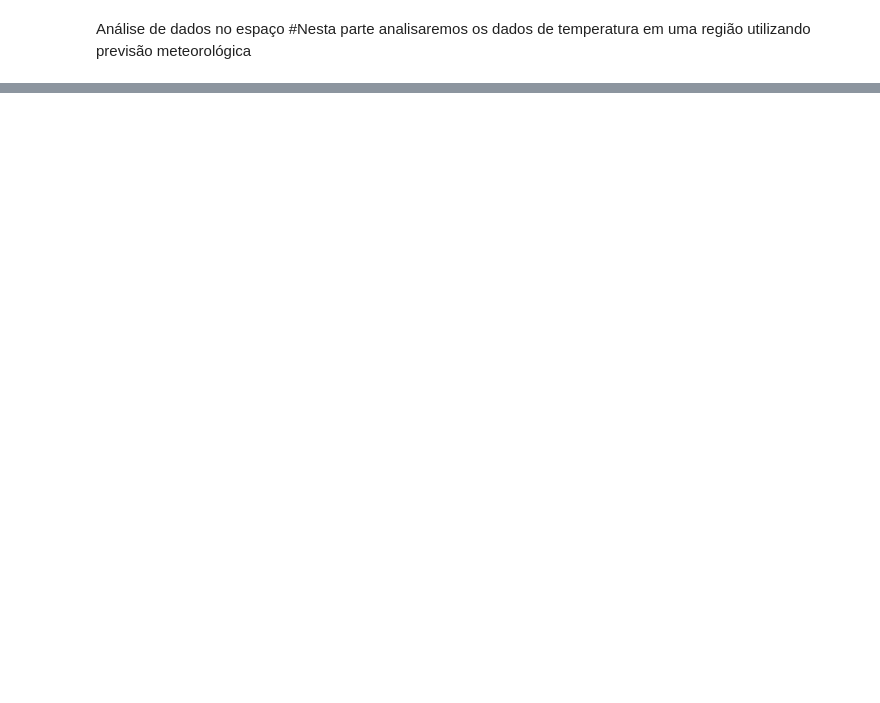
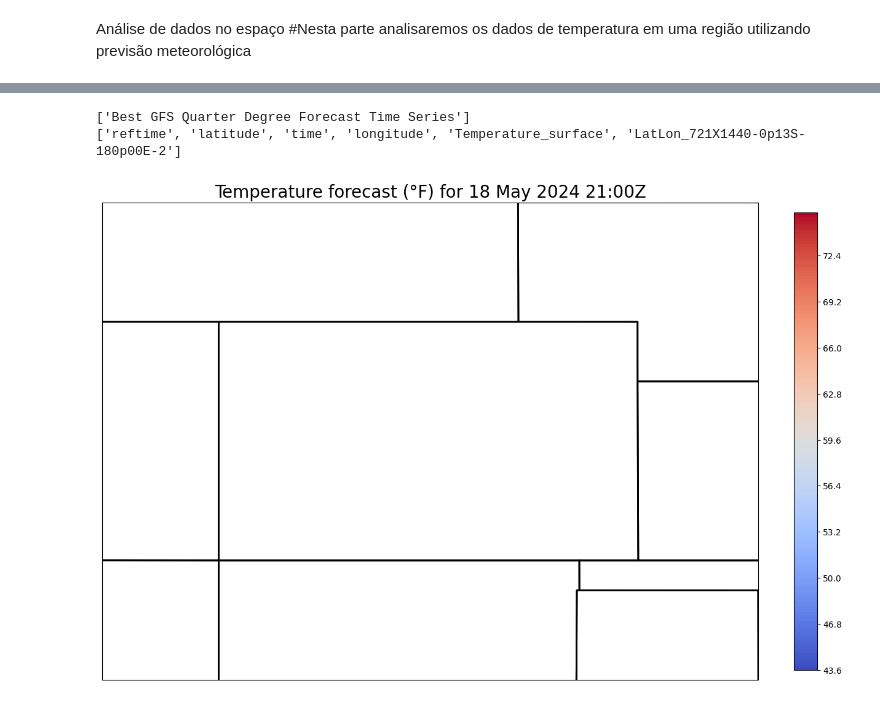
Before and after one commit to muriell-b/ENS5173_01, a Jupyter notebook: Atividade02.ipynb, the cells around one changed output, grey strips where cells are left out. Drawn from its saved outputs; the diff is of its cells as text; code cells hidden in the pictures; blank space fills up the shorter version.

```diff
--- a/Atividade02.ipynb
+++ b/Atividade02.ipynb
@@ -516,74 +591,83 @@ Análise de dados no espaço
 # %%
+
+
+
+
 from datetime import datetime
 
+from datetime import datetime
 import cartopy.crs as ccrs
 import cartopy.feature as cfeature
 import matplotlib.pyplot as plt
 from netCDF4 import num2date
 import numpy as np
-
 from siphon.catalog import TDSCatalog
 
-best_gfs = TDSCatalog('http://thredds.ucar.edu/thredds/catalog/grib/NCEP/GFS/'
-                      'Global_0p25deg/catalog.xml?dataset=grib/NCEP/GFS/Global_0p25deg/Best')
+# Acessando os dados do GFS
+best_gfs = TDSCatalog('http://thredds.ucar.edu/thredds/catalog/grib/NCEP/GFS/Global_0p25deg/catalog.xml?dataset=grib/NCEP/GFS/Global_0p25deg/Best')
 print(list(best_gfs.datasets))
 
+# Selecionando o primeiro dataset
 best_ds = best_gfs.datasets[0]
 ncss = best_ds.subset()
 
+# Configurando a query
 query = ncss.query()
-
 query.lonlat_box(north=-25, south=-28, east=-47, west=-55).time(datetime.utcnow())
 query.accept('netcdf4')
 query.variables('Temperature_surface')
 
+# Extraindo os dados
 data = ncss.get_data(query)
 print(list(data.variables))
 
+# Acessando a variável de temperatura
 temp_var = data.variables['Temperature_surface']
 
-# Time variables can be renamed in GRIB collections. Best to just pull it out of the
-# coordinates attribute on temperature
+# Identificando a variável de tempo
 time_name = temp_var.coordinates.split()[1]
 time_var = data.variables[time_name]
 lat_var = data.variables['latitude']
 lon_var = data.variables['longitude']
 
-# Get the actual data values and remove any size 1 dimensions
+# Obtendo os valores reais dos dados
 temp_vals = temp_var[:].squeeze()
 lat_vals = lat_var[:].squeeze()
 lon_vals = lon_var[:].squeeze()
 
-# Convert the number of hours since the reference time to an actual date
+# Convertendo o tempo para uma data real
 time_val = num2date(time_var[:].squeeze(), time_var.units)
 
-# Convert temps to Fahrenheit from Kelvin
+# Convertendo a temperatura de Kelvin para Fahrenheit
 temp_vals = temp_vals * 1.8 - 459.67
 
-# Combine 1D latitude and longitudes into a 2D grid of locations
+# Criando uma grade 2D de latitudes e longitudes
 lon_2d, lat_2d = np.meshgrid(lon_vals, lat_vals)
 
-# Create a new figure
+# Criando uma nova figura
 fig = plt.figure(figsize=(15, 12))
 
-# Add the map and set the extent
+# Adicionando o mapa e definindo a extensão
 ax = plt.axes(projection=ccrs.PlateCarree())
 ax.set_extent([-100., -111., 35, 43])
 
-# Add state boundaries to plot
+# Adicionando limites dos estados ao mapa
 ax.add_feature(cfeature.STATES.with_scale('50m'), linewidth=2)
 
-# Contour temperature at each lat/long
-cf = ax.contourf(lon_2d, lat_2d, temp_vals, 200, transform=ccrs.PlateCarree(), zorder=0,
-                 cmap='coolwarm')
+# Contornando a temperatura em cada ponto de lat/long
+cf = ax.contourf(lon_2d, lat_2d, temp_vals, 200, transform=ccrs.PlateCarree(), zorder=0, cmap='coolwarm')
 
-# Plot a colorbar to show temperature and reduce the size of it
+# Adicionando uma barra de cores
 plt.colorbar(cf, ax=ax, fraction=0.032)
 
-# Make a title with the time value
-ax.set_title(u'Temperature forecast (\u00b0F) for {0:%d %B %Y %H:%MZ}'.format(time_val),
-             fontsize=20)
+# Adicionando um título com o valor do tempo
+ax.set_title(u'Temperature forecast (\u00b0F) for {0:%d %B %Y %H:%MZ}'.format(time_val), fontsize=20)
 
-# Plot markers for each lat/long to show grid points for 0.25 deg GFS
-ax.plot(lon_2d.flatten(), lat_2d.flatten(), marker='o', color='black', markersize=2,
-        alpha=0.3, transform=ccrs.Geodetic(), zorder=2, linestyle='none')
+# Plotando marcadores para cada ponto de grade de 0.25 deg do GFS
+ax.plot(lon_2d.flatten(), lat_2d.flatten(), marker='o', color='black', markersize=2, alpha=0.3, transform=ccrs.Geodetic(), zorder=2, linestyle='none')
+
+plt.show()
+# %% [output]
+['Best GFS Quarter Degree Forecast Time Series']
+['reftime', 'latitude', 'time', 'longitude', 'Temperature_surface', 'LatLon_721X1440-0p13S-180p00E-2']
+[figure, added]
```
Also changed, not shown: parts of 6 cells of this notebook.
